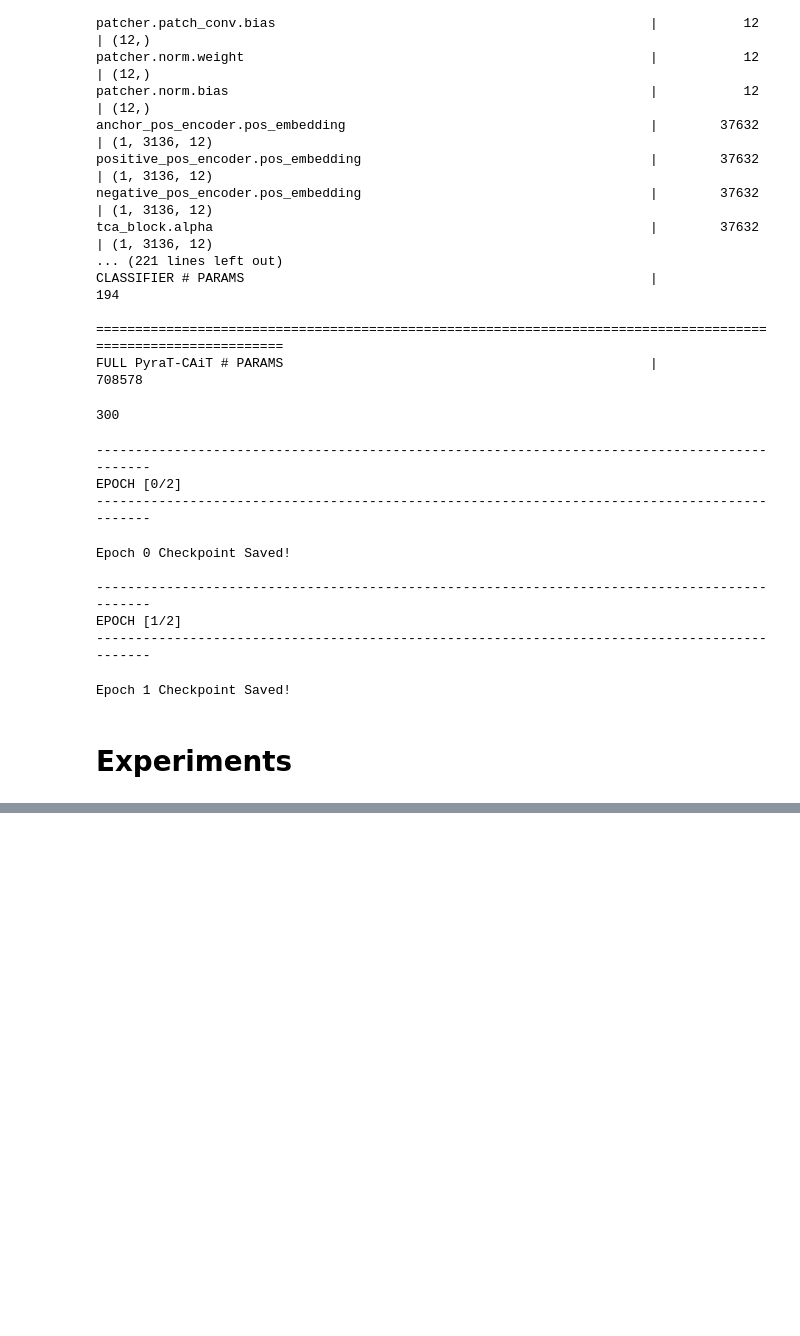
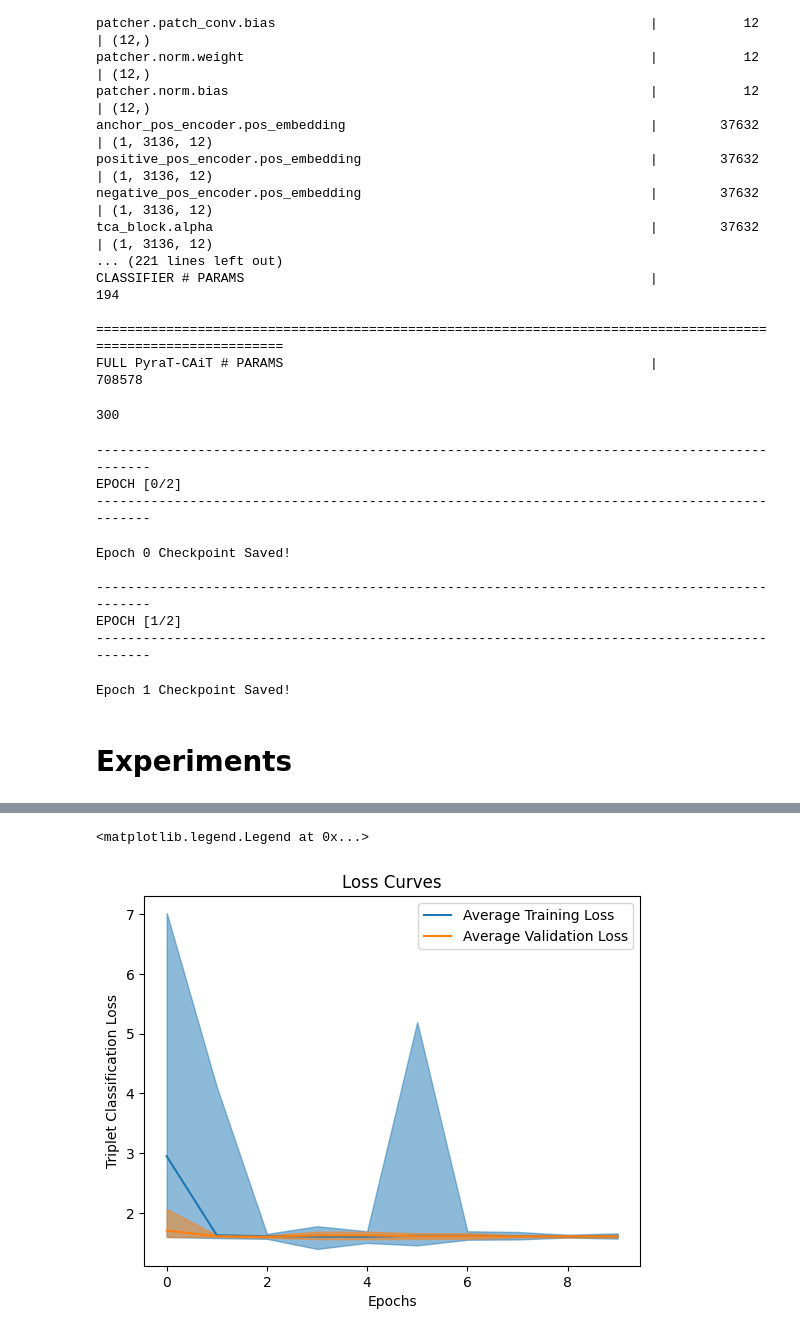
Before and after one commit to Human-Augment-Analytics/CichlidBowerTracking, a Jupyter notebook: cichlid_bower_tracking/debugging_and_experiments.ipynb, the cells around one changed output, grey strips where cells are left out. Saved outputs shown, nothing was run; the diff lists cells and outputs as text; code cells hidden in the pictures; blank space fills up the shorter version.

```diff
--- a/cichlid_bower_tracking/debugging_and_experiments.ipynb
+++ b/cichlid_bower_tracking/debugging_and_experiments.ipynb
@@ -329,7 +331,7 @@ NORM_STDS = [0.229, 0.224, 0.225]
 BATCH_SIZE = 16
 CHANNELS = 3
 NUM_EPOCHS = 10
-CHECKPOINTS_DIR = '/home/hice1/cclark339/ondemand/CichlidBowerTracking/cichlid_bower_tracking/data_distillation/models/testing_weights'
+CHECKPOINTS_DIR = '/home/hice1/cclark339/scratch/Checkpoints/Experimentation/'
 DEVICE = 'gpu'
 GPU_ID = 0
 START_EPOCH = 0
@@ -346,7 +348,8 @@ PATCH_SIZE = 4
 NUM_STAGES = 4
 DROPOUT = 0.1
 USE_IMPROVED = True
-CLASSIFICATION_INTENT = True
+CLASSIFICATION_INTENT = False
+ADD_CLASSIFIER = True
 
 # optimizer and scheduler args
 USE_LABEL_SMOOTHING = False
@@ -354,7 +357,7 @@ LEARNING_RATE = 1e-4
 BETAS = [0.9, 0.999]
 WEIGHT_DECAY = 2.5e-4
 PATIENCE = 10
-WARMUP_EPOCHS = 5
+WARMUP_EPOCHS = 3
 ETA_MIN = 0.0
 # %%
 df = pd.read_csv(DATASET_PATH)
@@ -395,7 +398,7 @@ valid_dataloader = DataLoader(dataset=valid_dataset, batch_size=BATCH_SIZE)
 # %%
 model = PyraTCAiT(embed_dims=EMBED_DIMS, head_counts=HEAD_COUNTS, mlp_ratios=MLP_RATIOS, sr_ratios=SR_RATIOS, depths=DEPTHS,
                   num_stages=NUM_STAGES, dropout=DROPOUT, first_patch_dim=PATCH_SIZE, in_channels=CHANNELS, in_dim=TRAIN_DIM,
-                  add_classifier=CLASSIFICATION_INTENT, use_improved=USE_IMPROVED, classification_intent=CLASSIFICATION_INTENT, num_classes=NUM_CLASSES)
+                  add_classifier=ADD_CLASSIFIER, use_improved=USE_IMPROVED, classification_intent=CLASSIFICATION_INTENT, num_classes=NUM_CLASSES)
 # %%
 optimizer = optim.AdamW(model.parameters(), lr=LEARNING_RATE, betas=tuple(BETAS), weight_decay=WEIGHT_DECAY)
 scheduler = WarmupCosineScheduler(optimizer=optimizer, warmup_epochs=WARMUP_EPOCHS, total_epochs=NUM_EPOCHS, eta_min=ETA_MIN)
@@ -460,0 +471,19 @@ EPOCH [8/10]
+# %%
+train_avgs, train_mins, train_maxs = distiller.train_logger.avgs, distiller.train_logger.maxs, distiller.train_logger.mins
+valid_avgs, valid_mins, valid_maxs = distiller.valid_logger.avgs, distiller.valid_logger.maxs, distiller.valid_logger.mins
+# %%
+x = np.arange(0, NUM_EPOCHS)
+
+plt.plot(x, train_avgs, label='Average Training Loss', color='tab:blue')
+plt.fill_between(x, train_mins, train_maxs, color='tab:blue', alpha=0.5)
+
+plt.plot(x, valid_avgs, label='Average Validation Loss', color='tab:orange')
+plt.fill_between(x, valid_mins, valid_maxs, color='tab:orange', alpha=0.5)
+
+plt.xlabel('Epochs')
+plt.ylabel('Triplet Classification Loss')
+plt.title('Loss Curves')
+plt.legend()
+# %% [output]
+<matplotlib.legend.Legend at 0x...>
+[figure, added]
```
Also changed, not shown: parts of 5 cells of this notebook, 1 other file.
